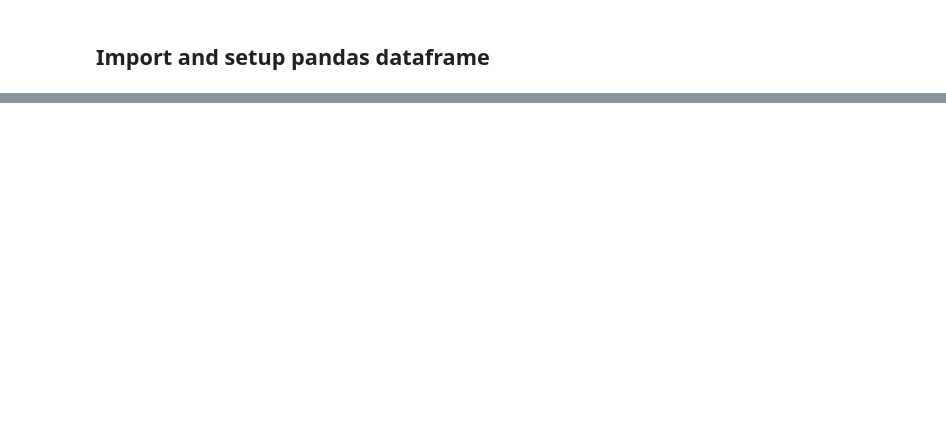
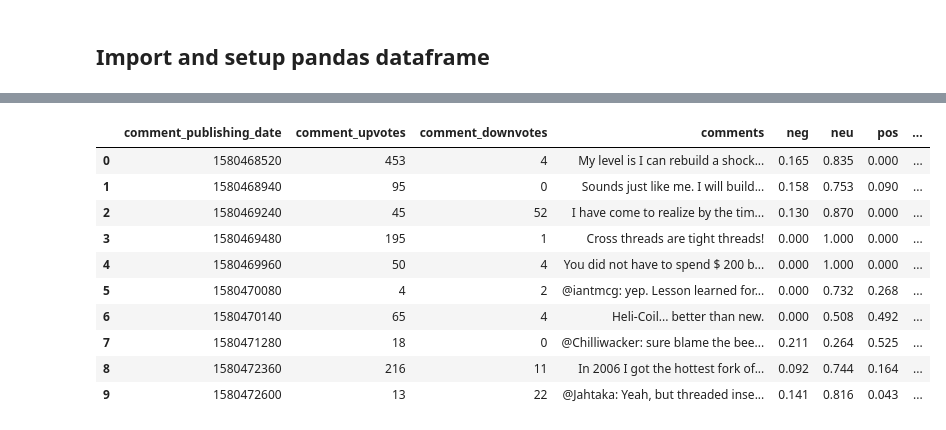
Before and after one commit to sandromatter/WS-ACA, a Jupyter notebook: pinkbike_analysis/pinkbike_sentiment_analysis.ipynb, the cells around one changed output, grey strips where cells are left out. Saved outputs shown, nothing was run; the diff lists cells and outputs as text; code cells hidden in the pictures; blank space fills up the shorter version.

```diff
--- a/pinkbike_analysis/pinkbike_sentiment_analysis.ipynb
+++ b/pinkbike_analysis/pinkbike_sentiment_analysis.ipynb
@@ -129,11 +4,0 @@ cmnts.head()
-# %%
-# Generating sentiment for all the sentence present in the dataset
-emptyline=[]
-
-for row in cmnts["comments"]:
-    vs = analyzer.polarity_scores(row)
-    emptyline.append(vs)
-
-# Creating new dataframe with sentiments
-df_sentiments = pd.DataFrame(emptyline)
-df_sentiments.head()
@@ -173,0 +26,7 @@ result.plot(kind='bar', rot=0, color=['plum','cyan']);
+# %%
+# Read in data and display first 10 rows
+pd.set_option("display.max_colwidth", 10000)
+df = pd.read_csv('src/2020_pinkbike_comments.csv')
+df.drop("id", axis = 1, inplace = True)
+df.dropna(axis = 0, inplace = True)
+df = df.loc[:, ["comment_publishing_date", "comment_upvotes", "comment_downvotes", "comment_content"]]
@@ -173,0 +35,67 @@ result.plot(kind='bar', rot=0, color=['plum','cyan']);
+# %%
+# Expanding shortforms
+df["no_contract"] = df['comment_content'].apply(lambda x: [contractions.fix(word) for word in x.split()])
+df["comment_content_str"] = [' '.join(map(str, l)) for l in df['no_contract']]
+
+
+# Detect language and delete non-english comments
+
+pretrained_model = "src/lid.176.bin"
+model = fasttext.load_model(pretrained_model)
+langs = []
+
+for sent in df["comment_content_str"]:
+    lang = model.predict(sent)[0]
+    langs.append(str(lang)[11:13])
+df["langs"] = langs
+
+new_df = df[~df["langs"].str.contains("en", na = False)]
+
+    ## Get indexes of foreign languages
+indexNames = new_df.index
+
+    ## Delete these row indexes from dataFrame
+df.drop(indexNames , inplace = True)
+
+
+# Remove URLs
+df['no_url'] = df['comment_content_str'].replace(r'http\S+', '', regex = True).replace(r'www\S+', '', regex = True)
+
+
+# Clear table
+delete_columns = ["comment_content", "no_contract", "comment_content_str", "langs"]
+df.drop(delete_columns, inplace = True, axis = 1)
+df.rename(columns = {"no_url": "comments"}, inplace = True)
+
+
+# Vader sentiment analysis
+    ## Generating sentiment for all the sentence present in the dataset
+emptyline=[]
+
+for row in df["comments"]:
+    vs = analyzer.polarity_scores(row)
+    emptyline.append(vs)
+
+    ## Creating new dataframe with sentiments
+df_sentiments = pd.DataFrame(emptyline)
+
+
+    ## Merging the sentiments back to reviews dataframe
+df = pd.concat([df.reset_index(drop = True), df_sentiments], axis = 1)
+
+    ## Convert scores into positive and negetive sentiments using some threshold
+df['sentiment'] = np.where(df['compound'] >= 0 , 'Positive','Negative')
+
+df.head(10)
+# %% [output]
+|  | comment_publishing_date | comment_upvotes | comment_downvotes | comments | neg | neu | pos | ... |
+| 0 | 1580468520 | 453 | 4 | My level is I can rebuild a shock... | 0.165 | 0.835 | 0.000 | ... |
+| 1 | 1580468940 | 95 | 0 | Sounds just like me. I will build... | 0.158 | 0.753 | 0.090 | ... |
+| 2 | 1580469240 | 45 | 52 | I have come to realize by the tim... | 0.130 | 0.870 | 0.000 | ... |
+| 3 | 1580469480 | 195 | 1 | Cross threads are tight threads! | 0.000 | 1.000 | 0.000 | ... |
+| 4 | 1580469960 | 50 | 4 | You did not have to spend $ 200 b... | 0.000 | 1.000 | 0.000 | ... |
+| 5 | 1580470080 | 4 | 2 | @iantmcg: yep. Lesson learned for... | 0.000 | 0.732 | 0.268 | ... |
+| 6 | 1580470140 | 65 | 4 | Heli-Coil... better than new. | 0.000 | 0.508 | 0.492 | ... |
+| 7 | 1580471280 | 18 | 0 | @Chilliwacker: sure blame the bee... | 0.211 | 0.264 | 0.525 | ... |
+| 8 | 1580472360 | 216 | 11 | In 2006 I got the hottest fork of... | 0.092 | 0.744 | 0.164 | ... |
+| 9 | 1580472600 | 13 | 22 | @Jahtaka: Yeah, but threaded inse... | 0.141 | 0.816 | 0.043 | ... |
```
Also changed, not shown: parts of 43 cells of this notebook, 8 other files.
